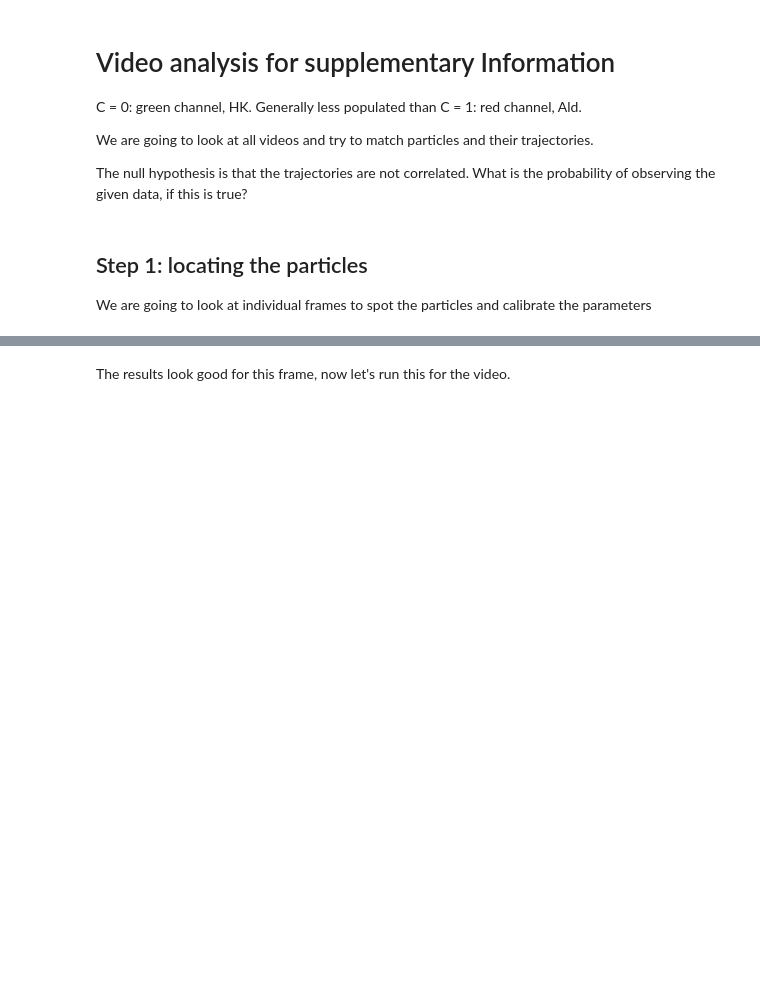
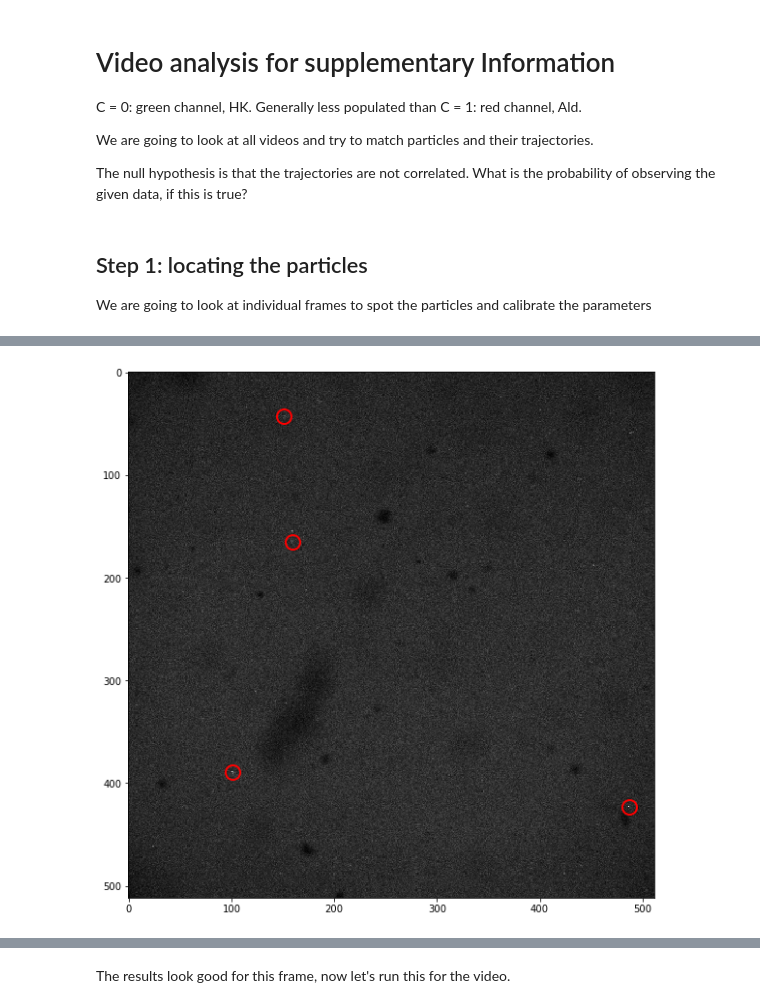
Before and after one commit to henripal/enzyme-focusing, a Jupyter notebook: rev_notebooks/particle_expl.ipynb, the cells around one changed output, grey strips where cells are left out. Saved outputs shown, nothing was run; the diff lists cells and outputs as text; code cells hidden in the pictures; blank space fills up the shorter version.

```diff
--- a/rev_notebooks/particle_expl.ipynb
+++ b/rev_notebooks/particle_expl.ipynb
@@ -40,6 +48,8 @@ f_1 = tp.locate(frames_1[0], minsize, minmass = minmass, separation=separation)
 # %%
 # looking at the first frame from Hexokinase
-tp.annotate(f_0, frames_0[0]);
+tp.annotate(f_0[f_0['frame'] == 0], frames_0[1]);
+# %% [output]
+[figure, added]
 # %%
 # looking at the first frame from Aldolase
 tp.annotate(f_1, frames_1[0]);
```
Also changed, not shown: parts of 38 cells of this notebook, 3 other files.
